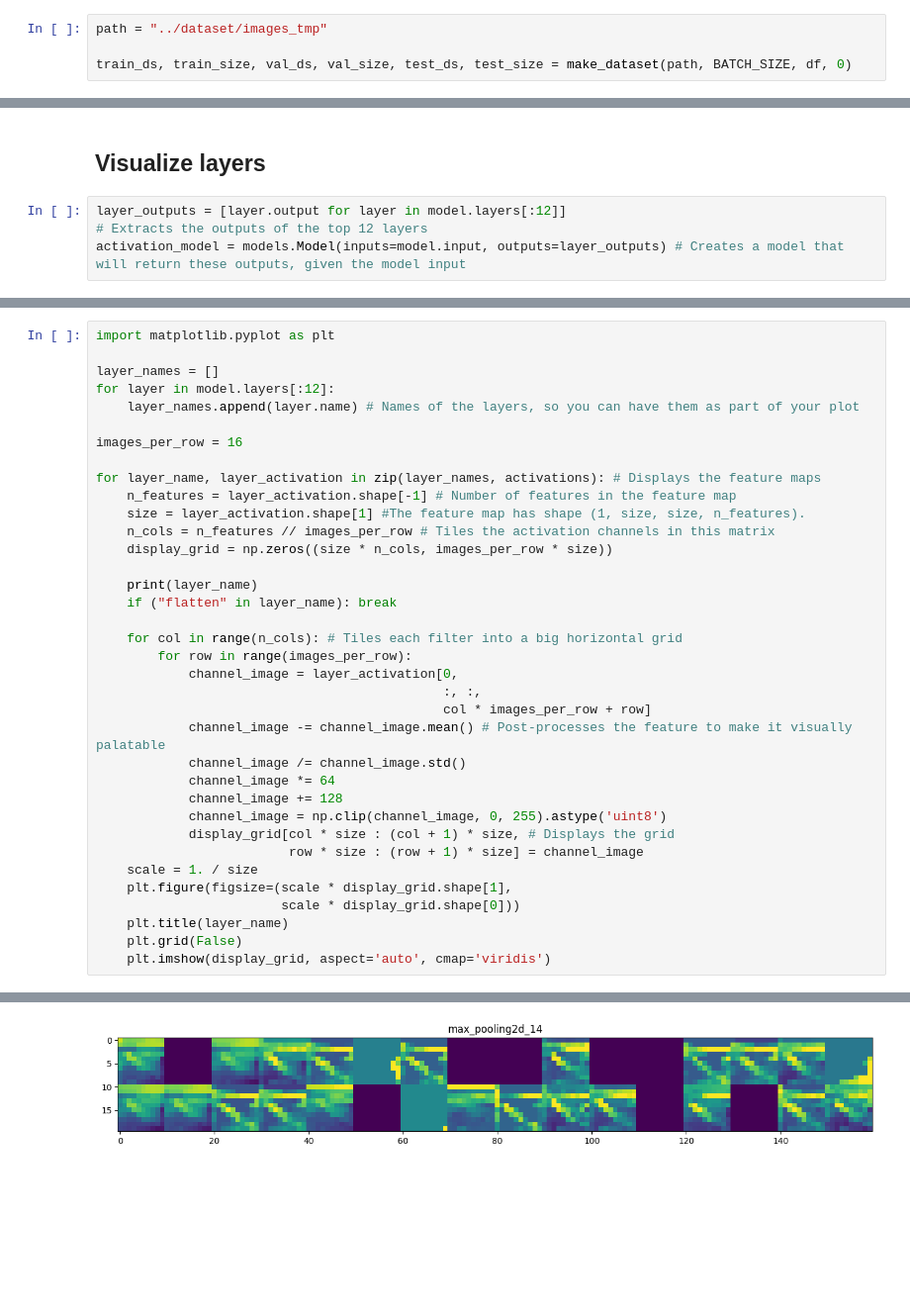
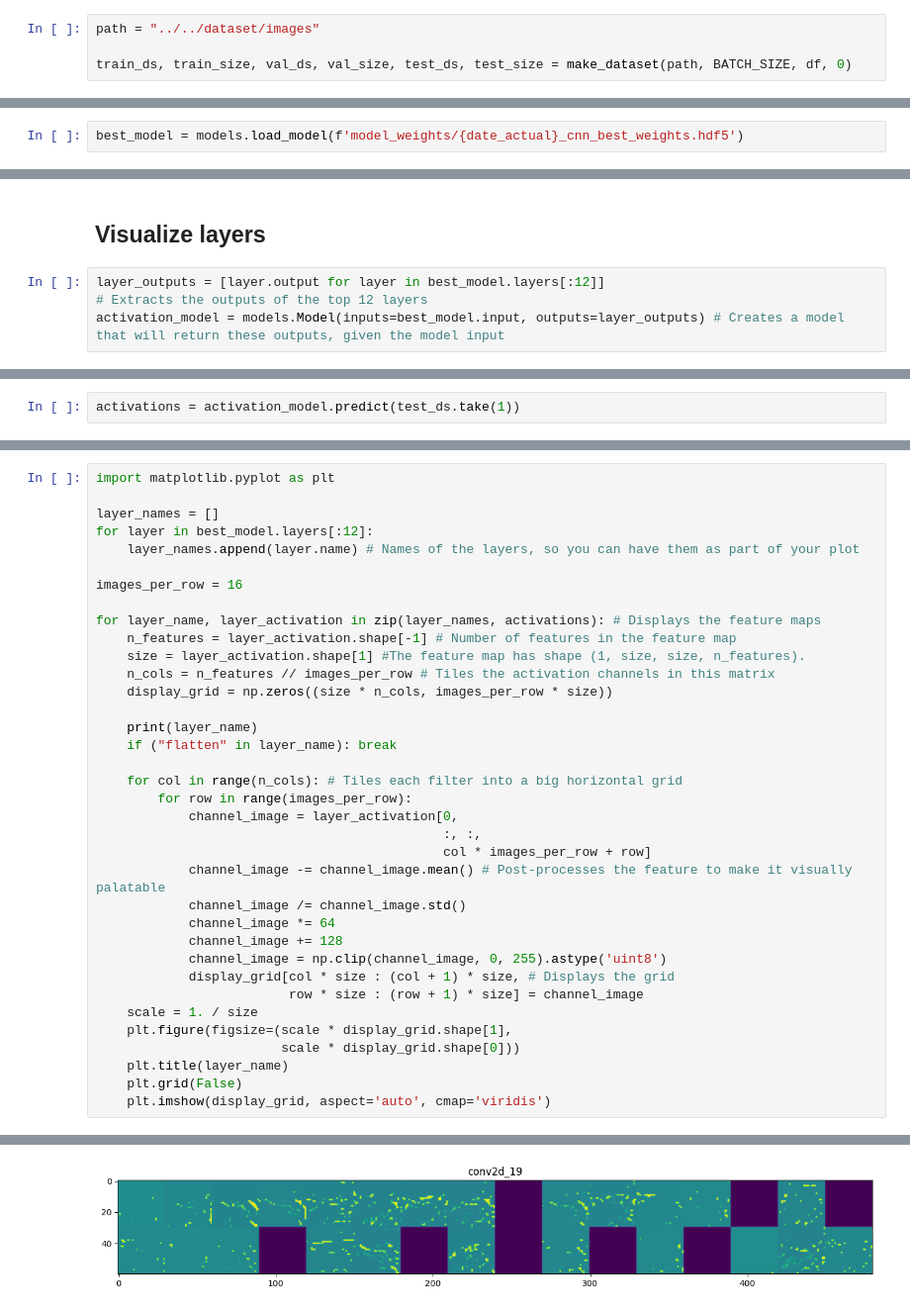
Before and after one commit to andresnowak/Hydrology_AI_project, a Jupyter notebook: models/cnn_model/cnn_v1.ipynb, the cells around one changed output, grey strips where cells are left out. Shown at 99% size. Saved outputs shown, nothing was run; the diff lists cells and outputs as text; blank space fills up the shorter version.

```diff
--- a/models/cnn_model/cnn_v1.ipynb
+++ b/models/cnn_model/cnn_v1.ipynb
@@ -146,7 +175,7 @@ def make_dataset(path, batch_size, df, seed=None):
 
   return train_ds, len(train_files), val_ds, len(val_files), test_ds, len(test_files)
 # %%
-path = "../dataset/images_tmp"
+path = "../../dataset/images"
 
 train_ds, train_size, val_ds, val_size, test_ds, test_size = make_dataset(path, BATCH_SIZE, df, 0)
 # %%
@@ -248 +302,3 @@ history = fit_model(train_ds, val_ds, batch_size=0, epochs=20, steps=np.ceil(tra
+# %%
+best_model = models.load_model(f'model_weights/{date_actual}_cnn_best_weights.hdf5')
 # %%
@@ -283,6 +358,6 @@ pred discharge: [   3.097657 1080.6653  ], actual discharge: [   3.13 1140.  ]
 # %% [markdown]
 ## Visualize layers
 # %%
-layer_outputs = [layer.output for layer in model.layers[:12]]
+layer_outputs = [layer.output for layer in best_model.layers[:12]]
 # Extracts the outputs of the top 12 layers
-activation_model = models.Model(inputs=model.input, outputs=layer_outputs) # Creates a model that will return these outputs, given the model input
+activation_model = models.Model(inputs=best_model.input, outputs=layer_outputs) # Creates a model that will return these outputs, given the model input
@@ -292,0 +368,2 @@ activations = activation_model.predict(small_test_ds, steps=np.ceil(test_size /
+# %%
+activations = activation_model.predict(test_ds.take(1))
@@ -294,7 +373,7 @@ activations = activation_model.predict(small_test_ds, steps=np.ceil(test_size /
 import matplotlib.pyplot as plt
 
 layer_names = []
-for layer in model.layers[:12]:
+for layer in best_model.layers[:12]:
     layer_names.append(layer.name) # Names of the layers, so you can have them as part of your plot
 
 images_per_row = 16
@@ -345 +422 @@ IndexError: too many indices for array: array is 2-dimensional, but 4 were index
-[figure, old version]
+[figure, new version]
```
Also changed, not shown: parts of 23 cells of this notebook, 56 other files.
